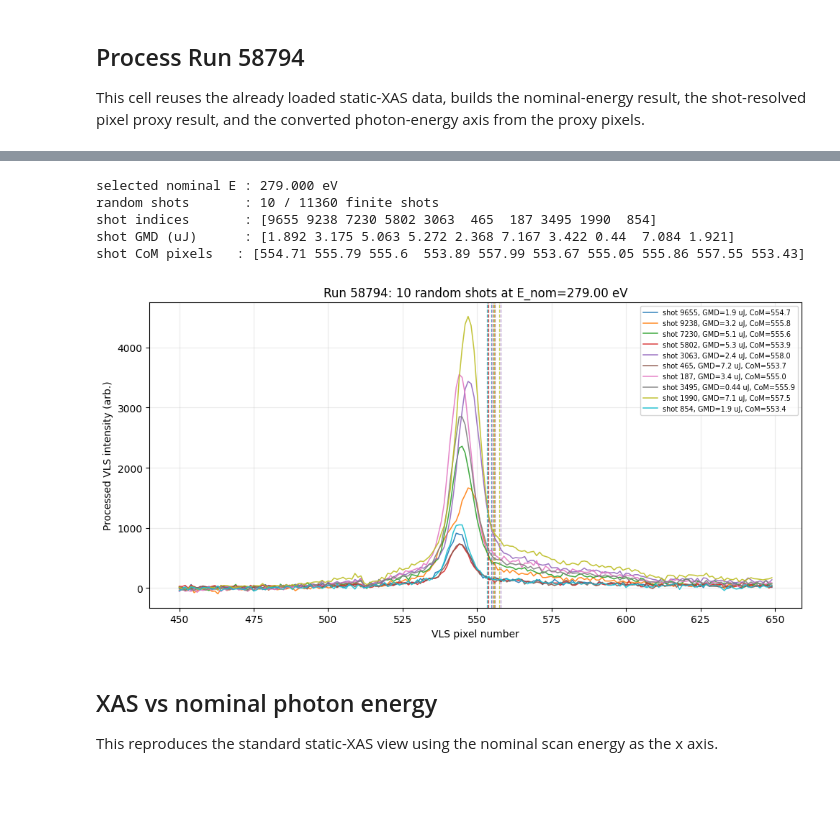
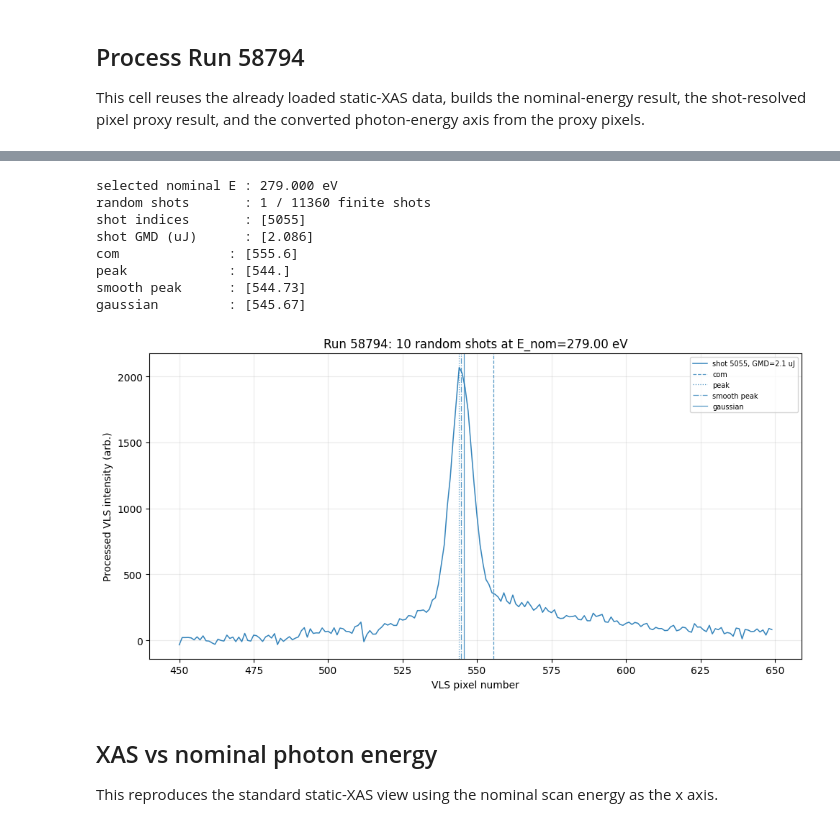
Before and after one commit to ogalexander/glycine26, a Jupyter notebook: analysis/notebooks/xas_static_5mmol.ipynb, the cells around one changed output, grey strips where cells are left out. Cells and saved outputs as stored; diff of their text form; code cells hidden in the pictures; blank space fills up the shorter version.

```diff
--- a/analysis/notebooks/xas_static_5mmol.ipynb
+++ b/analysis/notebooks/xas_static_5mmol.ipynb
@@ -42,11 +42,11 @@ INPUT_H5 = Path(path_config.COMBINED_DIR).parent / 'xas_static' / f'run{RUN_NO}_
 
 GMD_EDGES = np.array([0.0, 1.6, 3.2, 6.4, 12.8])
 VLS_INTENSITY_THRESHOLD = 1000
-CENTER_METHOD = 'peak'  # 'com', 'peak', or 'gaussian'
-GAUSSIAN_FIT_HALF_WINDOW = 25
+CENTER_METHOD = 'smooth peak'  # 'com', 'peak', 'smooth peak', or 'gaussian'
+GAUSSIAN_FIT_HALF_WINDOW = 5
 GAUSSIAN_FIT_CHUNK_SIZE = 50000
 
-CALIBRATION_NOMINAL_ENERGY_EV = 279.0
+CALIBRATION_NOMINAL_ENERGY_EV = 284.0
 CALIBRATION_PIXEL_ROI = None  # absolute Gotthard pixel range, e.g. (560, 610)
 
 PIXEL_MAP_CONFIG = {
@@ -61,8 +61,8 @@ PIXEL_MAP_CONFIG = {
 }
 
 PIXEL_MAP_CALIBRATION = {
-    'pixel': 545,
-    'energy_eV': 279.0,
+    'pixel': 524,
+    'energy_eV': 284.2,
 }
 
 INVERSE_MAP_RANGE_EV = (260.0, 290.0)
@@ -76,7 +76,7 @@ print(f'input file                : {INPUT_H5}')
 print(f'gmd edges                 : {GMD_EDGES}')
 print(f'vls intensity threshold   : {VLS_INTENSITY_THRESHOLD}')
 print(f'central photon-energy proxy: {CENTER_METHOD}')
-print(f'gaussian fit half-window  : {GAUSSIAN_FIT_HALF_WINDOW} pixels')
+print(f'peak fit half-window      : {GAUSSIAN_FIT_HALF_WINDOW} pixels')
 print(f'gaussian fit chunk size   : {GAUSSIAN_FIT_CHUNK_SIZE} shots')
 print(f'calibration nominal energy: {CALIBRATION_NOMINAL_ENERGY_EV} eV')
 print(f'calibration pixel roi     : {CALIBRATION_PIXEL_ROI}')
@@ -625,6 +597,6 @@ Randomly sample 10 finite shots from the selected nominal-energy section and mar
 # %%
-N_RANDOM_SHOTS = 10
-RANDOM_SEED = 0
+N_RANDOM_SHOTS = 1
+RANDOM_SEED = 6
 
 # Reuse the selected nominal-energy section from the previous cell.
 # If that cell has not been run, this recomputes A/G for the selected energy.
@@ -644,48 +616,82 @@ A_all = vls[ie, :n, :]
 G_all = gmd[ie, :n]
 ok = np.isfinite(G_all) & np.all(np.isfinite(A_all), axis=1)
 A_valid = A_all[ok]
 G_valid = G_all[ok]
 
 rng = np.random.default_rng(RANDOM_SEED)
 n_pick = min(N_RANDOM_SHOTS, A_valid.shape[0])
 pick = rng.choice(A_valid.shape[0], size=n_pick, replace=False)
 
-shot_com = np.full(n_pick, np.nan, dtype=np.float64)
-for j, idx in enumerate(pick):
-    weights = np.nan_to_num(A_valid[idx], nan=0.0)
-    weights = np.maximum(weights, 0.0)
-    if weights.sum() > 0:
-        shot_com[j] = np.sum(vls_pixels * weights) / np.sum(weights)
+A_pick = A_valid[pick]
+rel_pixel_axis = np.arange(vls_pixels.size, dtype=np.float64)
+
+center_rel = {
+    'com': _center_com(A_pick),
+    'peak': _center_peak(A_pick),
+    'smooth peak': _center_smooth_peak(
+        A_pick,
+        half_window=GAUSSIAN_FIT_HALF_WINDOW,
+        chunk_size=GAUSSIAN_FIT_CHUNK_SIZE,
+    ),
+    'gaussian': _center_gaussian(
+        A_pick,
+        half_window=GAUSSIAN_FIT_HALF_WINDOW,
+        chunk_size=GAUSSIAN_FIT_CHUNK_SIZE,
+    ),
+}
+center_pix = {
+    name: np.interp(vals, rel_pixel_axis, vls_pixels.astype(np.float64), left=np.nan, right=np.nan)
+    for name, vals in center_rel.items()
+}
 
 print(f"selected nominal E : {energies[ie]:.3f} eV")
 print(f"random shots       : {n_pick} / {A_valid.shape[0]} finite shots")
 print("shot indices       :", pick)
 print("shot GMD (uJ)      :", np.round(G_valid[pick], 3))
-print("shot CoM pixels   :", np.round(shot_com, 2))
+for name, vals in center_pix.items():
+    print(f"{name:17s}:", np.round(vals, 2))
 
 fig, ax = plt.subplots(figsize=(10, 5.2))
 cmap = plt.get_cmap('tab10')
+center_styles = {
+    'com': '--',
+    'peak': ':',
+    'smooth peak': '-.',
+    'gaussian': '-',
+}
+
 for j, idx in enumerate(pick):
     color = cmap(j % 10)
-    label = f"shot {idx}, GMD={G_valid[idx]:.2g} uJ, CoM={shot_com[j]:.1f}"
+    label = f"shot {idx}, GMD={G_valid[idx]:.2g} uJ"
     ax.plot(vls_pixels, A_valid[idx], lw=1.1, color=color, alpha=0.9, label=label)
-    if np.isfinite(shot_com[j]):
-        ax.axvline(shot_com[j], color=color, ls='--', lw=0.9, alpha=0.75)
+    for name, vals in center_pix.items():
+        if np.isfinite(vals[j]):
+            ax.axvline(
+                vals[j],
+                color=color,
+                ls=center_styles[name],
+                lw=0.9,
+                alpha=0.75,
+                label=name if j == 0 else None,
+            )
 
 ax.set_xlabel('VLS pixel number')
 ax.set_ylabel('Processed VLS intensity (arb.)')
 ax.set_title(f'Run {RUN_NO}: 10 random shots at E_nom={energies[ie]:.2f} eV')
 ax.grid(alpha=0.25)
 ax.legend(fontsize=7, ncol=1, loc='best')
 fig.tight_layout()
 plt.show()
 # %% [output]
 selected nominal E : 279.000 eV
-random shots       : 10 / 11360 finite shots
-shot indices       : [9655 9238 7230 5802 3063  465  187 3495 1990  854]
-shot GMD (uJ)      : [1.892 3.175 5.063 5.272 2.368 7.167 3.422 0.44  7.084 1.921]
-shot CoM pixels   : [554.71 555.79 555.6  553.89 557.99 553.67 555.05 555.86 557.55 553.43]
+random shots       : 1 / 11360 finite shots
+shot indices       : [5055]
+shot GMD (uJ)      : [2.086]
+com              : [555.6]
+peak             : [544.]
+smooth peak      : [544.73]
+gaussian         : [545.67]
-[figure, old version]
+[figure, new version]
 # %% [markdown]
 ## XAS vs nominal photon energy
 
```
Also changed, not shown: parts of 9 cells of this notebook, 1 other file.
